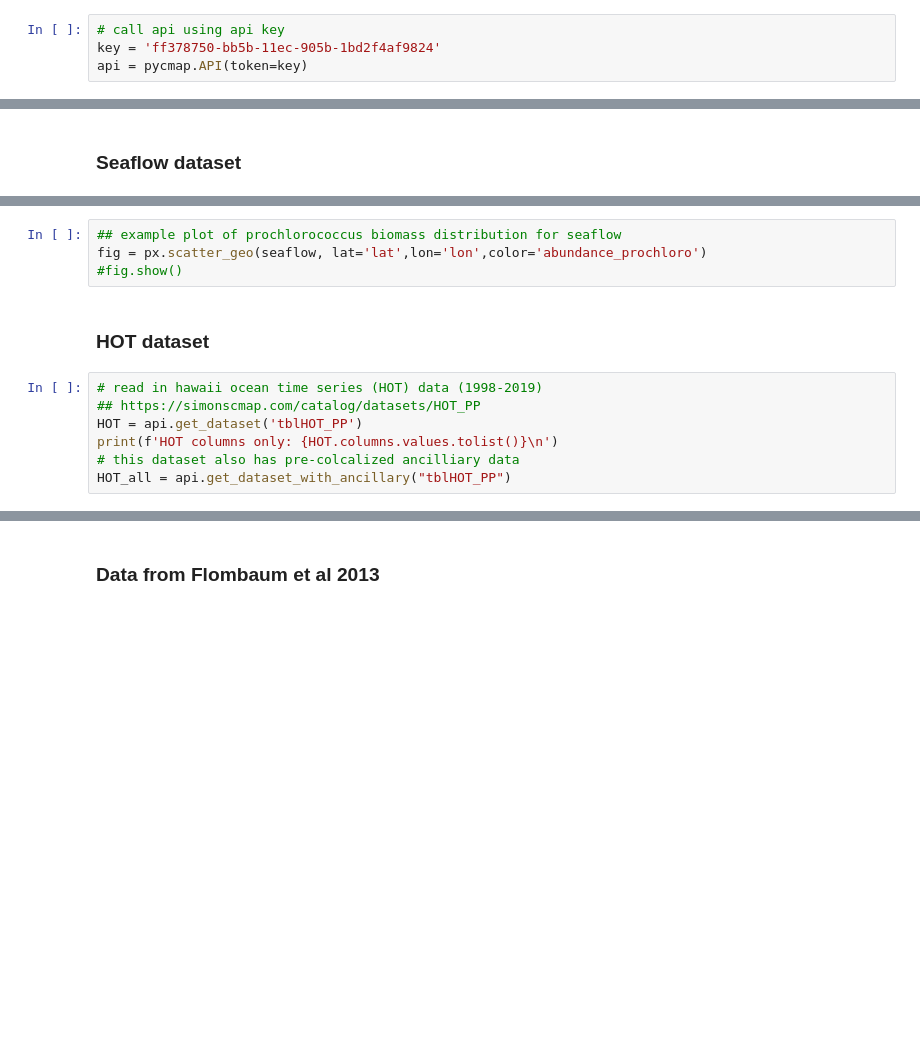
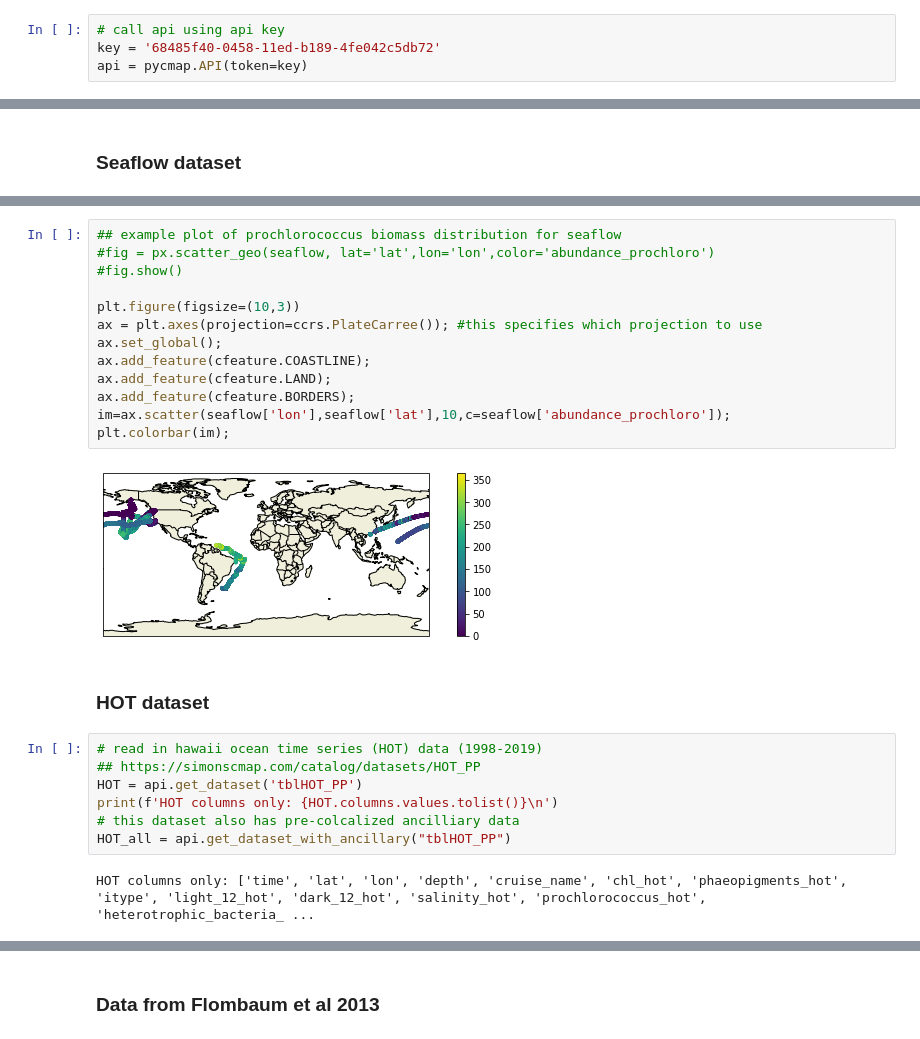
Before and after one commit to gmanuch/DataScienceOceanography, a Jupyter notebook: Tutorials/BO/phyto_tutorial.ipynb, the cells around one changed output, grey strips where cells are left out. Saved outputs shown, nothing was run; the diff lists cells and outputs as text; blank space fills up the shorter version.

```diff
--- a/Tutorials/BO/phyto_tutorial.ipynb
+++ b/Tutorials/BO/phyto_tutorial.ipynb
@@ -9,7 +14,7 @@ import plotly.express as px
 #### get api key by registering for account on simonscmap.com then going to https://simonscmap.com/apikeymanagement
 # %%
 # call api using api key
-key = 'ff378750-bb5b-11ec-905b-1bd2f4af9824'
+key = '68485f40-0458-11ed-b189-4fe042c5db72'
 api = pycmap.API(token=key)
 # %%
 # get catalog of all datasets- very long
@@ -28,7 +70,18 @@ print(f'seaflow with ancilliary: {seaflow_all.columns.values.tolist()}')
 # %%
 ## example plot of prochlorococcus biomass distribution for seaflow
-fig = px.scatter_geo(seaflow, lat='lat',lon='lon',color='abundance_prochloro')
+#fig = px.scatter_geo(seaflow, lat='lat',lon='lon',color='abundance_prochloro')
 #fig.show()
+
+plt.figure(figsize=(10,3))
+ax = plt.axes(projection=ccrs.PlateCarree()); #this specifies which projection to use
+ax.set_global();
+ax.add_feature(cfeature.COASTLINE);
+ax.add_feature(cfeature.LAND);
+ax.add_feature(cfeature.BORDERS);
+im=ax.scatter(seaflow['lon'],seaflow['lat'],10,c=seaflow['abundance_prochloro']);
+plt.colorbar(im);
+# %% [output]
+[figure, added]
 # %% [markdown]
 ### HOT dataset
 # %%
@@ -38,6 +91,8 @@ HOT = api.get_dataset('tblHOT_PP')
 print(f'HOT columns only: {HOT.columns.values.tolist()}\n')
 # this dataset also has pre-colcalized ancilliary data
 HOT_all = api.get_dataset_with_ancillary("tblHOT_PP")
+# %% [output]
+HOT columns only: ['time', 'lat', 'lon', 'depth', 'cruise_name', 'chl_hot', 'phaeopigments_hot', 'itype', 'light_12_hot', 'dark_12_hot', 'salinity_hot', 'prochlorococcus_hot', 'heterotrophic_bacteria_ ...
 # %%
 px.scatter(HOT, x='time',y='prochlorococcus_hot', color='depth',
            title='Prochlorococcus Abundance Time Series over Depth')
```
Also changed, not shown: parts of 10 cells of this notebook, 1 other file.
